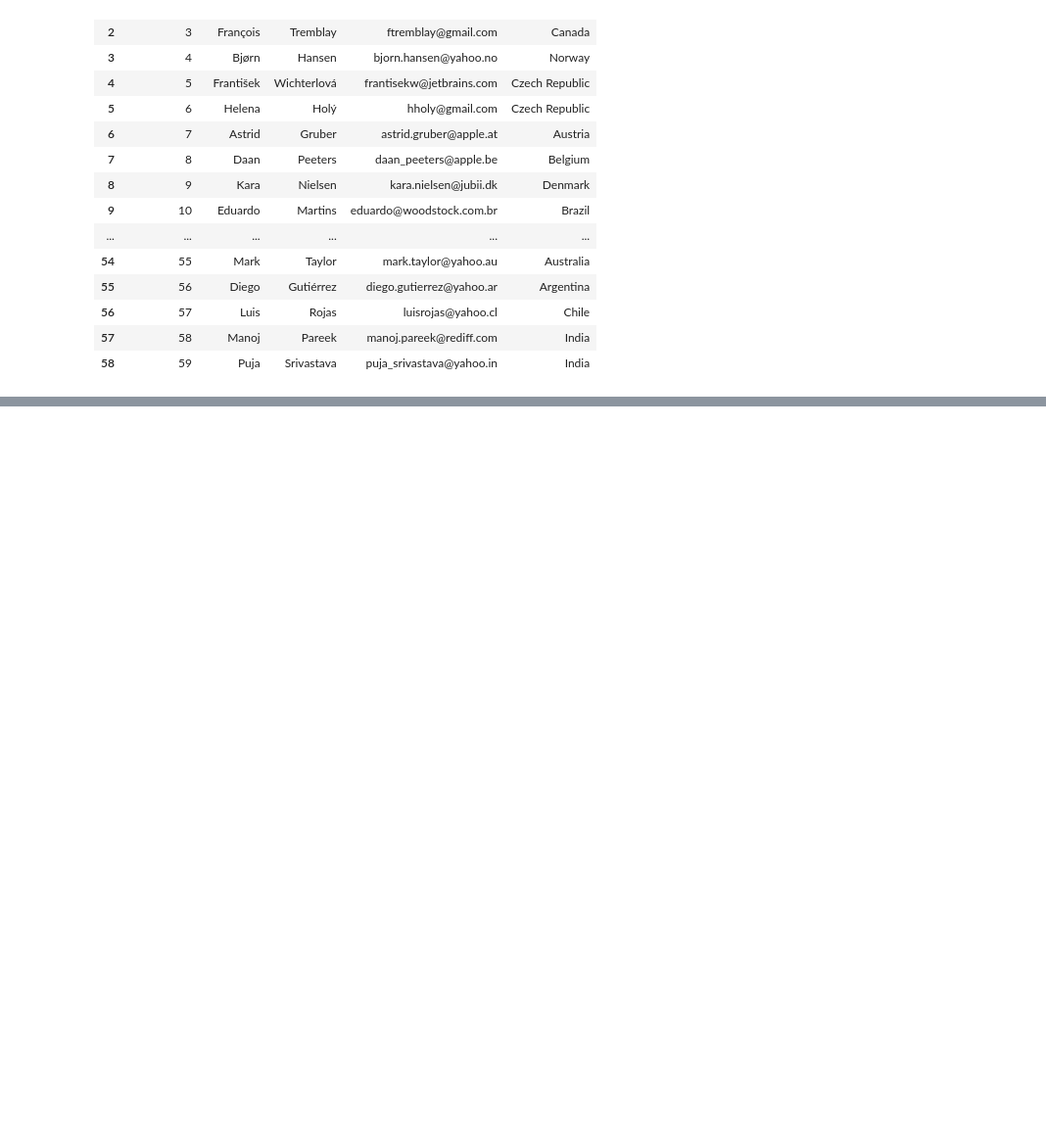
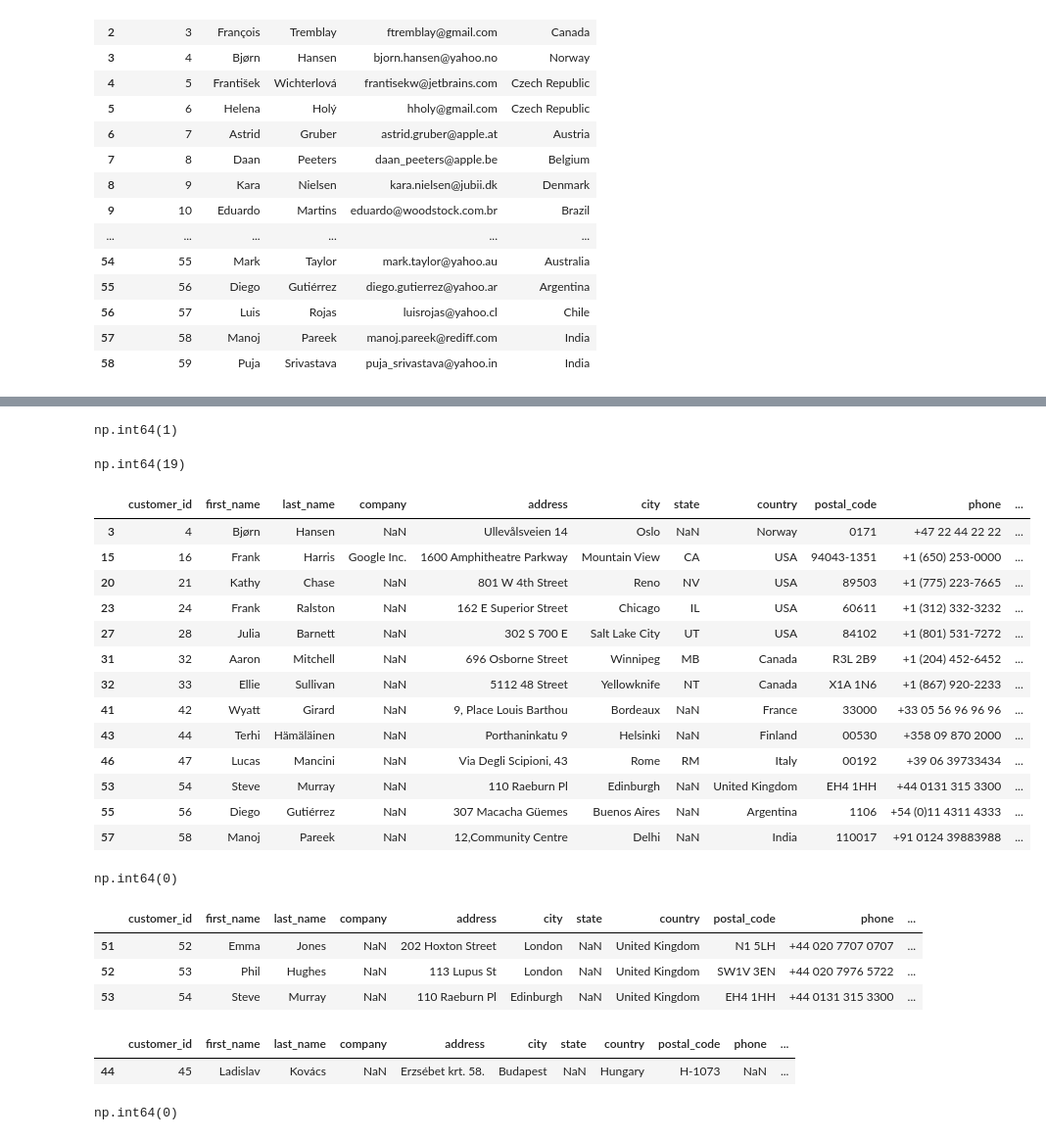
Before and after one commit to leventeblanar/Python_learn, a Jupyter notebook: Python_data_science/exercise.ipynb, the cells around one changed output, grey strips where cells are left out. Shown: that part at 98% size. Saved outputs shown, nothing was run; the diff lists cells and outputs as text; code cells hidden in the pictures; blank space fills up the shorter version.

```diff
--- a/Python_data_science/exercise.ipynb
+++ b/Python_data_science/exercise.ipynb
@@ -304,0 +393,45 @@ sub_df
+# %%
+df['phone'].isna().sum()
+# %% [output]
+np.int64(1)
+# %%
+(df['first_name'].str.len() > 6).sum()
+# %% [output]
+np.int64(19)
+# %%
+df[df['first_name'].str.len() == 5]
+# %% [output]
+|  | customer_id | first_name | last_name | company | address | city | state | country | postal_code | phone | ... |
+| 3 | 4 | Bjørn | Hansen | NaN | Ullevålsveien 14 | Oslo | NaN | Norway | 0171 | +47 22 44 22 22 | ... |
+| 15 | 16 | Frank | Harris | Google Inc. | 1600 Amphitheatre Parkway | Mountain View | CA | USA | 94043-1351 | +1 (650) 253-0000 | ... |
+| 20 | 21 | Kathy | Chase | NaN | 801 W 4th Street | Reno | NV | USA | 89503 | +1 (775) 223-7665 | ... |
+| 23 | 24 | Frank | Ralston | NaN | 162 E Superior Street | Chicago | IL | USA | 60611 | +1 (312) 332-3232 | ... |
+| 27 | 28 | Julia | Barnett | NaN | 302 S 700 E | Salt Lake City | UT | USA | 84102 | +1 (801) 531-7272 | ... |
+| 31 | 32 | Aaron | Mitchell | NaN | 696 Osborne Street | Winnipeg | MB | Canada | R3L 2B9 | +1 (204) 452-6452 | ... |
+| 32 | 33 | Ellie | Sullivan | NaN | 5112 48 Street | Yellowknife | NT | Canada | X1A 1N6 | +1 (867) 920-2233 | ... |
+| 41 | 42 | Wyatt | Girard | NaN | 9, Place Louis Barthou | Bordeaux | NaN | France | 33000 | +33 05 56 96 96 96 | ... |
+| 43 | 44 | Terhi | Hämäläinen | NaN | Porthaninkatu 9 | Helsinki | NaN | Finland | 00530 | +358 09 870 2000 | ... |
+| 46 | 47 | Lucas | Mancini | NaN | Via Degli Scipioni, 43 | Rome | RM | Italy | 00192 | +39 06 39733434 | ... |
+| 53 | 54 | Steve | Murray | NaN | 110 Raeburn Pl | Edinburgh | NaN | United Kingdom | EH4 1HH | +44 0131 315 3300 | ... |
+| 55 | 56 | Diego | Gutiérrez | NaN | 307 Macacha Güemes | Buenos Aires | NaN | Argentina | 1106 | +54 (0)11 4311 4333 | ... |
+| 57 | 58 | Manoj | Pareek | NaN | 12,Community Centre | Delhi | NaN | India | 110017 | +91 0124 39883988 | ... |
+# %%
+(df['company'] == 'Microsoft').sum()
+# %% [output]
+np.int64(0)
+# %%
+df[df['country'].str.startswith('United')]
+# %% [output]
+|  | customer_id | first_name | last_name | company | address | city | state | country | postal_code | phone | ... |
+| 51 | 52 | Emma | Jones | NaN | 202 Hoxton Street | London | NaN | United Kingdom | N1 5LH | +44 020 7707 0707 | ... |
+| 52 | 53 | Phil | Hughes | NaN | 113 Lupus St | London | NaN | United Kingdom | SW1V 3EN | +44 020 7976 5722 | ... |
+| 53 | 54 | Steve | Murray | NaN | 110 Raeburn Pl | Edinburgh | NaN | United Kingdom | EH4 1HH | +44 0131 315 3300 | ... |
+# %%
+df[df['phone'].isna() | df['email'].isna()]
+# %% [output]
+|  | customer_id | first_name | last_name | company | address | city | state | country | postal_code | phone | ... |
+| 44 | 45 | Ladislav | Kovács | NaN | Erzsébet krt. 58. | Budapest | NaN | Hungary | H-1073 | NaN | ... |
+# %%
+(df['last_name'].value_counts()).gt(1).sum()
+# %% [output]
+np.int64(0)
```
Also changed, not shown: parts of 9 cells of this notebook.
